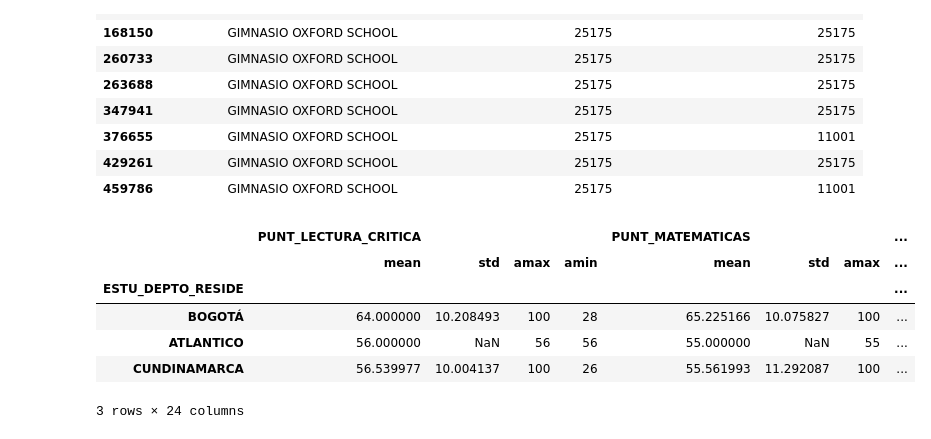
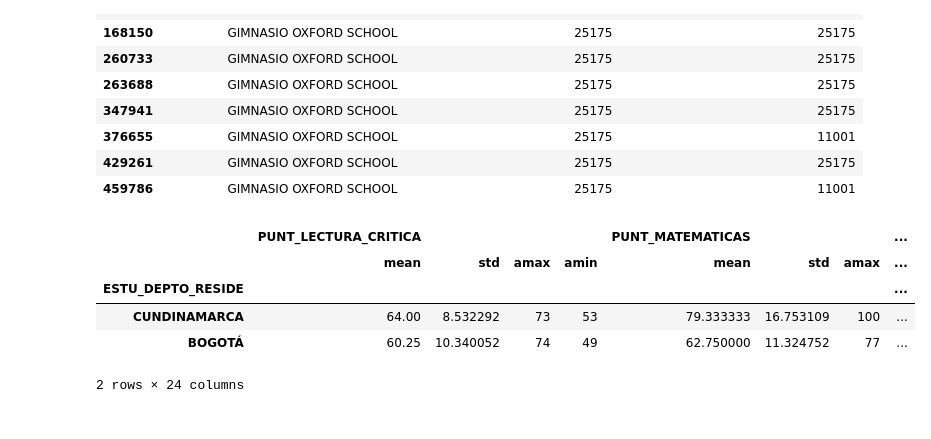
Before and after one commit to jcasarmiento/PS_Data_Science, a Jupyter notebook: DataExplorationIcfes/DataExplorationIcfes.ipynb, the cells around one changed output. Drawn from its saved outputs; the diff is of its cells as text; code cells hidden in the pictures.

```diff
--- a/DataExplorationIcfes/DataExplorationIcfes.ipynb
+++ b/DataExplorationIcfes/DataExplorationIcfes.ipynb
@@ -389,16 +391,17 @@ df_copy
 | 459786 | GIMNASIO OXFORD SCHOOL | 25175 | 11001 |
 # %%
 df_copy=df.copy()
+df_copy=df_copy[df_copy["COLE_BILINGUE"].isin(["S"])]
+df_copy=df_copy[df_copy["COLE_DEPTO_UBICACION"].isin(["CUNDINAMARCA"])]
 df_copy=df_copy[df_copy["COLE_MCPIO_UBICACION"].isin(["CHÍA"])]
 df_copy=df_copy[list_punt+["ESTU_DEPTO_RESIDE"]]
 df_copy.groupby(["ESTU_DEPTO_RESIDE"],dropna=False).agg([np.mean,np.std,np.max,np.min]).sort_values([("PUNT_GLOBAL","mean")],ascending=False)
 # %% [output]
 |  | PUNT_LECTURA_CRITICA |  |  |  | PUNT_MATEMATICAS |  |  | ... |
 |  | mean | std | amax | amin | mean | std | amax | ... |
 | ESTU_DEPTO_RESIDE |  |  |  |  |  |  |  | ... |
-| BOGOTÁ | 64.000000 | 10.208493 | 100 | 28 | 65.225166 | 10.075827 | 100 | ... |
-| ATLANTICO | 56.000000 | NaN | 56 | 56 | 55.000000 | NaN | 55 | ... |
-| CUNDINAMARCA | 56.539977 | 10.004137 | 100 | 26 | 55.561993 | 11.292087 | 100 | ... |
+| CUNDINAMARCA | 64.00 | 8.532292 | 73 | 53 | 79.333333 | 16.753109 | 100 | ... |
+| BOGOTÁ | 60.25 | 10.340052 | 74 | 49 | 62.750000 | 11.324752 | 77 | ... |
-3 rows × 24 columns
+2 rows × 24 columns
 # %%
 df_copy=df.copy()
```
Also changed, not shown: parts of 5 cells of this notebook.
